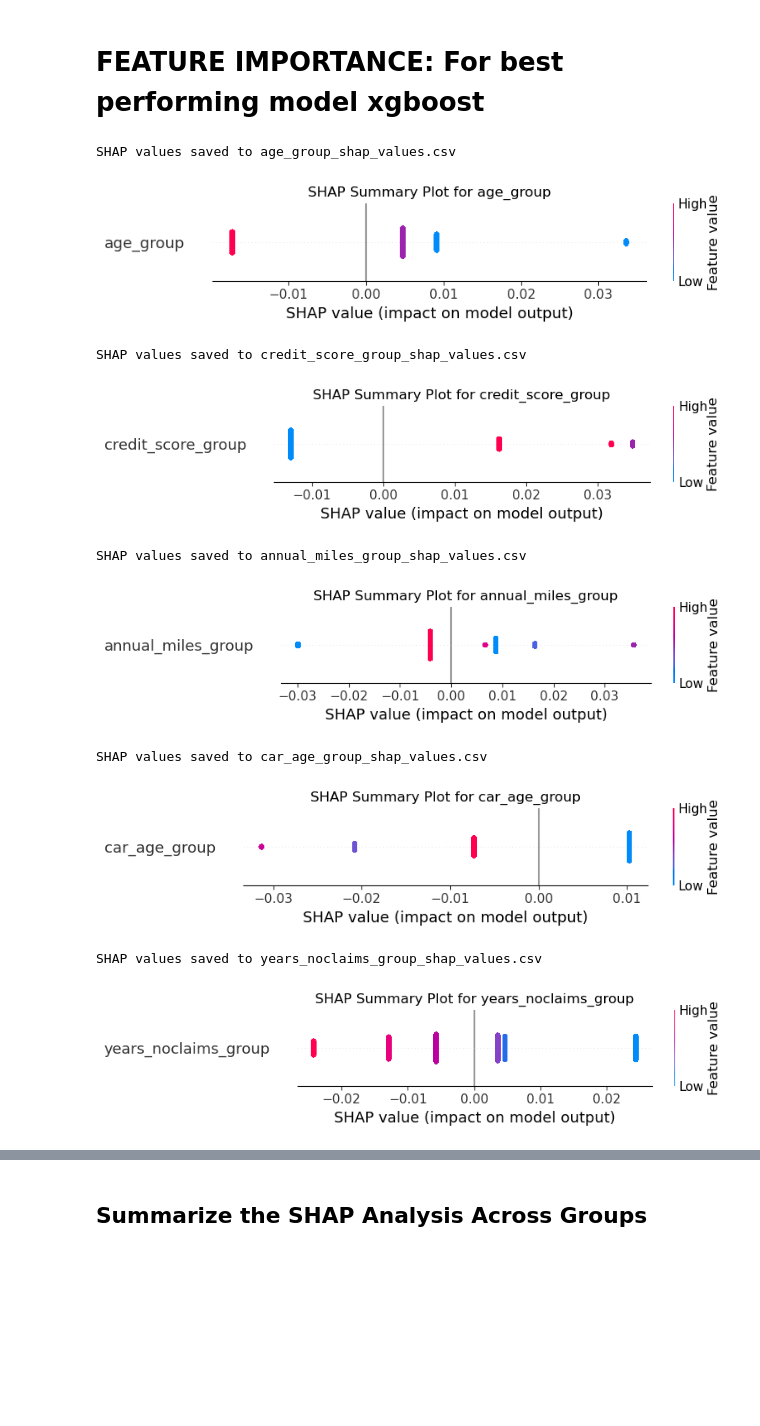
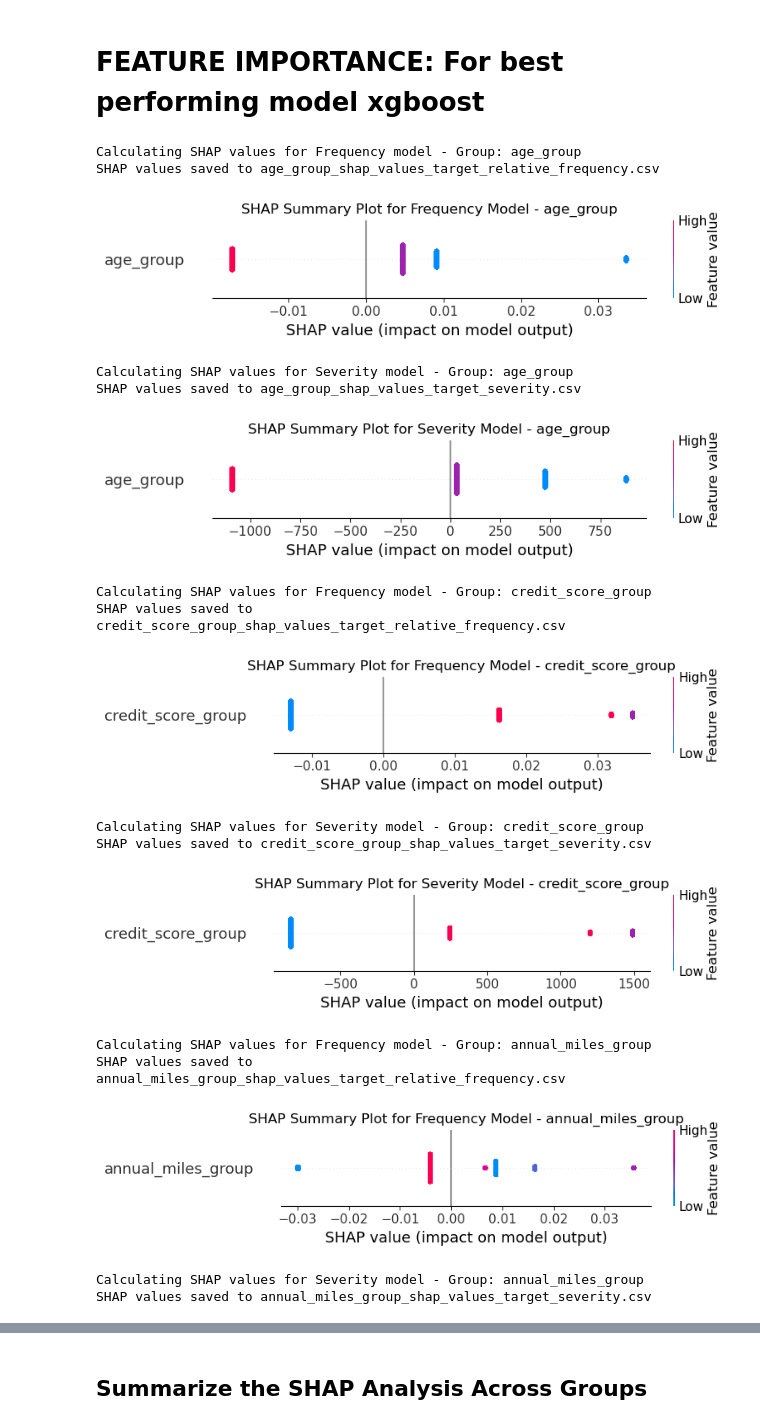
Before and after one commit to joco25/MRP, a Jupyter notebook: _mrp_group_exp1-relative-anti-overfitting.ipynb, the cells around one changed output, grey strips where cells are left out. Drawn from its saved outputs; the diff is of its cells as text; code cells hidden in the pictures; blank space fills up the shorter version.

Commit message:
Updated shap and smooth functions based on target variable

```diff
--- a/_mrp_group_exp1-relative-anti-overfitting.ipynb
+++ b/_mrp_group_exp1-relative-anti-overfitting.ipynb
@@ -1097,59 +1097,85 @@ import shap
 import matplotlib.pyplot as plt
 from sklearn.preprocessing import LabelEncoder
 
-# Load pre-trained models
-xgb_models = {}
+# Load pre-trained models for frequency and severity
+xgb_models_frequency = {}
+xgb_models_severity = {}
 groups_of_interest = ['age_group', 'credit_score_group', 'annual_miles_group', 'car_age_group', 'years_noclaims_group']
+
+# Load the models for each group
 for group in groups_of_interest:
-    model = xgb.XGBRegressor()
-    model.load_model(f"{group}_xgb_model.json")
-    xgb_models[group] = model
+    # Load frequency model
+    model_freq = xgb.XGBRegressor()
+    model_freq.load_model(f"{group}_xgb_model.json")  # Assume frequency models have this naming convention
+    xgb_models_frequency[group] = model_freq
 
-# Function to calculate SHAP values for a specific group
-def calculate_shap_with_saved_xgb_models(df, group_column, xgb_models):
+    # Load severity model
+    model_sev = xgb.XGBRegressor()
+    model_sev.load_model(f"{group}_xgb_severity_model.json")  # Assume severity models have this naming convention
+    xgb_models_severity[group] = model_sev
+
+# Function to calculate SHAP values for frequency or severity
+def calculate_shap_with_saved_xgb_models(df, group_column, xgb_model, target_variable):
+    # Select relevant columns and encode the group column
     df_group = df[[group_column, 'NB_Claim', 'AMT_Claim']].dropna().copy()
     df_group[group_column] = LabelEncoder().fit_transform(df_group[group_column])
 
+    # Calculate the target variables for frequency and severity
     df_group['actual_claim_counts'] = df_group.groupby(group_column)['NB_Claim'].transform('sum')
     df_group['target_severity'] = df_group.groupby(group_column)['AMT_Claim'].transform('sum') / df_group['actual_claim_counts']
     total_claims_in_group = df_group['NB_Claim'].sum()
     df_group['target_relative_frequency'] = df_group.groupby(group_column)['NB_Claim'].transform('sum') / total_claims_in_group
+
+    # Select the feature and the specified target variable
     X = df_group[[group_column]]
-
-    # Pre-trained XGBoost model
-    model = xgb_models[group_column]
+    y = df_group[target_variable]  # Use either 'target_relative_frequency' or 'target_severity'
 
     # Calculate SHAP values using TreeExplainer
-    explainer = shap.TreeExplainer(model)
+    explainer = shap.TreeExplainer(xgb_model)
     shap_values = explainer.shap_values(X)
 
     # Save SHAP values and features to a CSV file
     shap_df = pd.DataFrame(shap_values, columns=[f"SHAP_{group_column}"])
     shap_df[group_column] = X[group_column].values
-    output_filename = f"{group_column}_shap_values.csv"
+    output_filename = f"{group_column}_shap_values_{target_variable}.csv"
     shap_df.to_csv(output_filename, index=False)
     print(f"SHAP values saved to {output_filename}")
 
     return shap_values, X, group_column
 
 # Load the prepared dataset
 df = pd.read_csv('final_prepared_data.csv')
 
-# Calculate SHAP values for each group
+# Calculate and plot SHAP values for each group for frequency and severity models
 for group in groups_of_interest:
-    shap_values, X, group_column = calculate_shap_with_saved_xgb_models(df, group, xgb_models)
-    # Plot SHAP summary for each group
-    plt.title(f'SHAP Summary Plot for {group_column}')
-    shap.summary_plot(shap_values, X, feature_names=[group_column])
+    print(f"\nCalculating SHAP values for Frequency model - Group: {group}")
+    shap_values_freq, X_freq, group_column = calculate_shap_with_saved_xgb_models(df, group, xgb_models_frequency[group], 'target_relative_frequency')
+    # Plot SHAP summary for frequency
+    plt.title(f'SHAP Summary Plot for Frequency Model - {group_column}')
+    shap.summary_plot(shap_values_freq, X_freq, feature_names=[group_column])
     plt.show()
+
+    print(f"\nCalculating SHAP values for Severity model - Group: {group}")
+    shap_values_sev, X_sev, group_column = calculate_shap_with_saved_xgb_models(df, group, xgb_models_severity[group], 'target_severity')
+    # Plot SHAP summary for severity
+    plt.title(f'SHAP Summary Plot for Severity Model - {group_column}')
+    shap.summary_plot(shap_values_sev, X_sev, feature_names=[group_column])
+    plt.show()
 # %% [output]
-SHAP values saved to age_group_shap_values.csv
+Calculating SHAP values for Frequency model - Group: age_group
+SHAP values saved to age_group_shap_values_target_relative_frequency.csv
-[figure, old version]
+[figure, new version]
-SHAP values saved to credit_score_group_shap_values.csv
+Calculating SHAP values for Severity model - Group: age_group
+SHAP values saved to age_group_shap_values_target_severity.csv
-[figure, old version]
+[figure, new version]
-SHAP values saved to annual_miles_group_shap_values.csv
+Calculating SHAP values for Frequency model - Group: credit_score_group
+SHAP values saved to credit_score_group_shap_values_target_relative_frequency.csv
-[figure, old version]
+[figure, new version]
-SHAP values saved to car_age_group_shap_values.csv
+Calculating SHAP values for Severity model - Group: credit_score_group
+SHAP values saved to credit_score_group_shap_values_target_severity.csv
-[figure, old version]
+[figure, new version]
-SHAP values saved to years_noclaims_group_shap_values.csv
+Calculating SHAP values for Frequency model - Group: annual_miles_group
+SHAP values saved to annual_miles_group_shap_values_target_relative_frequency.csv
-[figure, old version]
+[figure, new version]
+Calculating SHAP values for Severity model - Group: annual_miles_group
+SHAP values saved to annual_miles_group_shap_values_target_severity.csv
```
Also changed, not shown: parts of 2 cells of this notebook.
